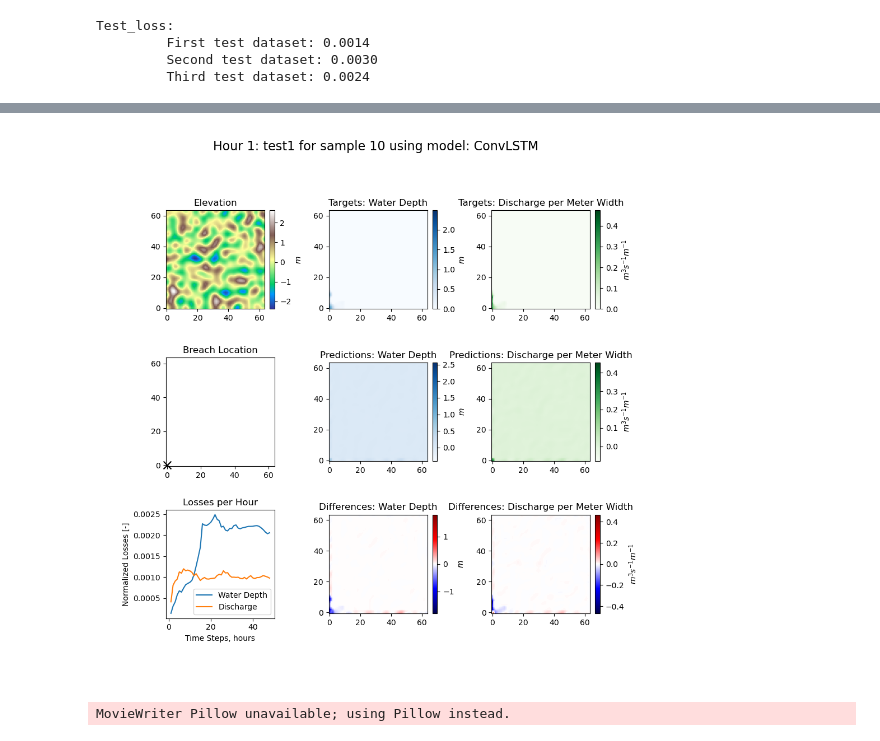
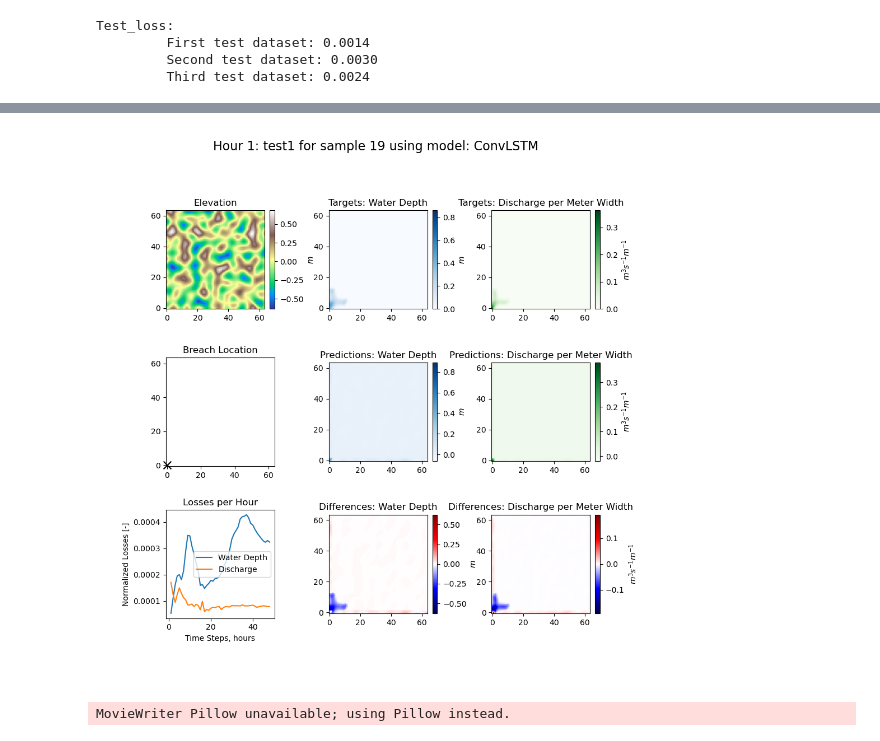
Before and after one commit to antoniomagherini99/FLOOD_group2, a Jupyter notebook: notebooks/Trained_conv_lstm.ipynb, the cells around one changed output, grey strips where cells are left out. Cells and saved outputs as stored; diff of their text form; code cells hidden in the pictures.

```diff
--- a/notebooks/Trained_conv_lstm.ipynb
+++ b/notebooks/Trained_conv_lstm.ipynb
@@ -155,5 +155,5 @@ plot_test_loss(norm_test1, model, 'test1', device)
 # %%
-plot_animation(10, norm_test1, model, test1,  scaler_x, scaler_wd, scaler_q, device = device, save = True)
+plot_animation(19, norm_test1, model, test1,  scaler_x, scaler_wd, scaler_q, device = device, save = True)
 # %% [output]
-[figure, old version]
+[figure, new version]
 MovieWriter Pillow unavailable; using Pillow instead.
```
Also changed, not shown: parts of 2 cells of this notebook, 2 other files.
